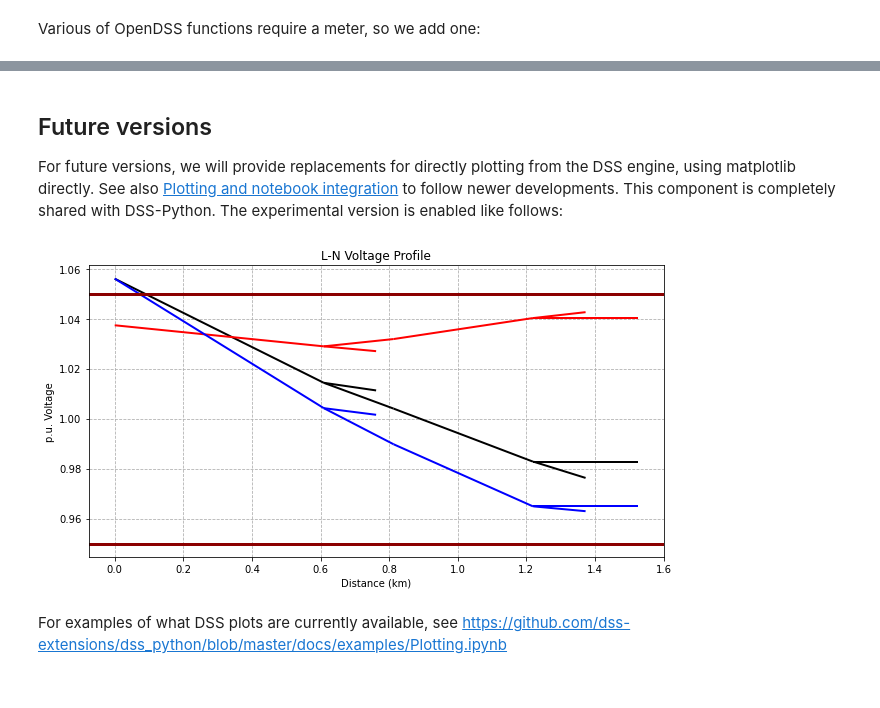
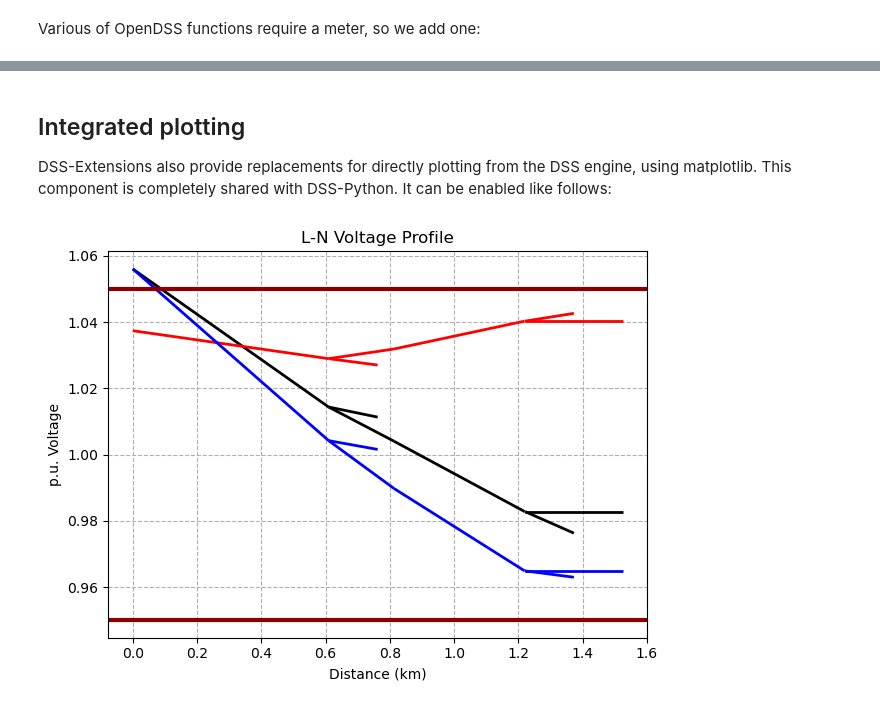
Before and after one commit to dss-extensions/OpenDSSDirect.py, a Jupyter notebook: docs/notebooks/VoltageProfilePlot.ipynb, the cells around one changed output, grey strips where cells are left out. Saved outputs shown, nothing was run; the diff lists cells and outputs as text; code cells hidden in the pictures.

Commit message:
Update docs and examples (WIP)

```diff
--- a/docs/notebooks/VoltageProfilePlot.ipynb
+++ b/docs/notebooks/VoltageProfilePlot.ipynb
@@ -55,13 +55,11 @@ ax.set_title("Voltage profile plot for phase A");
 # %% [markdown]
-## Future versions
+## Integrated plotting
 
-For future versions, we will provide replacements for directly plotting from the DSS engine, using matplotlib directly. See also [Plotting and notebook integration](https://dss-extensions.org/dss_python/#plotting-and-notebook-integration) to follow newer developments. This component is completely shared with DSS-Python. The experimental version is enabled like follows:
+DSS-Extensions also provide replacements for directly plotting from the DSS engine, using matplotlib. This component is completely shared with DSS-Python. It can be enabled like follows:
 # %%
 from dss import plot
 plot.enable()
 # %%
-dss.Text.Command('plot profile')
+dss('plot profile')
 # %% [output]
-[figure, old version]
+[figure, new version]
-# %% [markdown]
-For examples of what DSS plots are currently available, see https://github.com/dss-extensions/dss_python/blob/master/docs/examples/Plotting.ipynb
```
Also changed, not shown: parts of 7 cells of this notebook, 14 other files.
